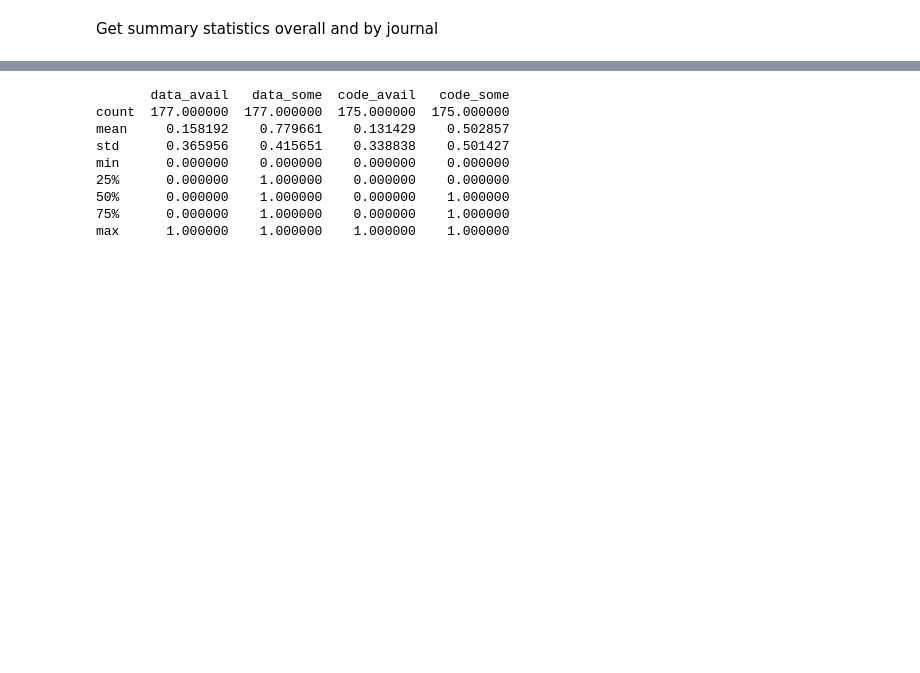
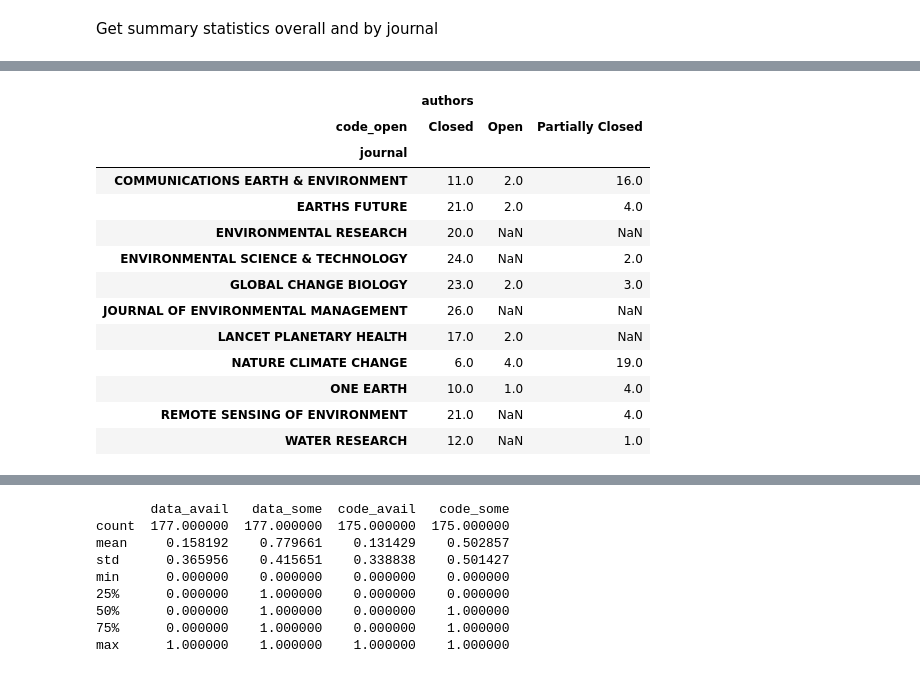
Before and after one commit to abpoll/open, a Jupyter notebook: src/Results.ipynb, the cells around one changed output, grey strips where cells are left out. Drawn from its saved outputs; the diff is of its cells as text; code cells hidden in the pictures; blank space fills up the shorter version.

```diff
--- a/src/Results.ipynb
+++ b/src/Results.ipynb
@@ -55,0 +66,18 @@ See the caveats in the documentation: https://pandas.pydata.org/pandas-docs/stab
+# %%
+open_df.pivot_table(columns=['code_open'], index=['journal'],
+                    values=['authors'], aggfunc='count')
+# %% [output]
+|  | authors |  |  |
+| code_open | Closed | Open | Partially Closed |
+| journal |  |  |  |
+| COMMUNICATIONS EARTH & ENVIRONMENT | 11.0 | 2.0 | 16.0 |
+| EARTHS FUTURE | 21.0 | 2.0 | 4.0 |
+| ENVIRONMENTAL RESEARCH | 20.0 | NaN | NaN |
+| ENVIRONMENTAL SCIENCE & TECHNOLOGY | 24.0 | NaN | 2.0 |
+| GLOBAL CHANGE BIOLOGY | 23.0 | 2.0 | 3.0 |
+| JOURNAL OF ENVIRONMENTAL MANAGEMENT | 26.0 | NaN | NaN |
+| LANCET PLANETARY HEALTH | 17.0 | 2.0 | NaN |
+| NATURE CLIMATE CHANGE | 6.0 | 4.0 | 19.0 |
+| ONE EARTH | 10.0 | 1.0 | 4.0 |
+| REMOTE SENSING OF ENVIRONMENT | 21.0 | NaN | 4.0 |
+| WATER RESEARCH | 12.0 | NaN | 1.0 |
```
Also changed, not shown: parts of 8 cells of this notebook, 1 other file.
